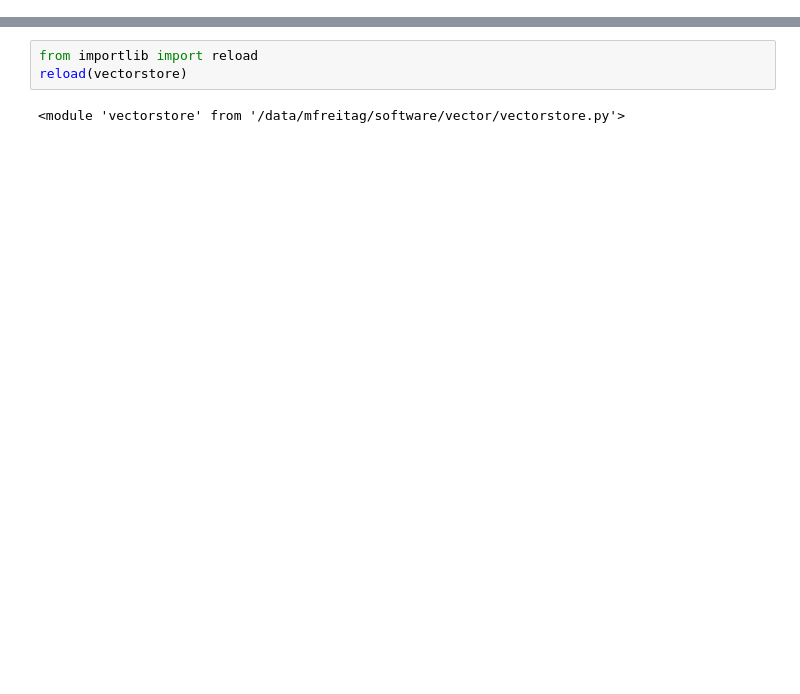
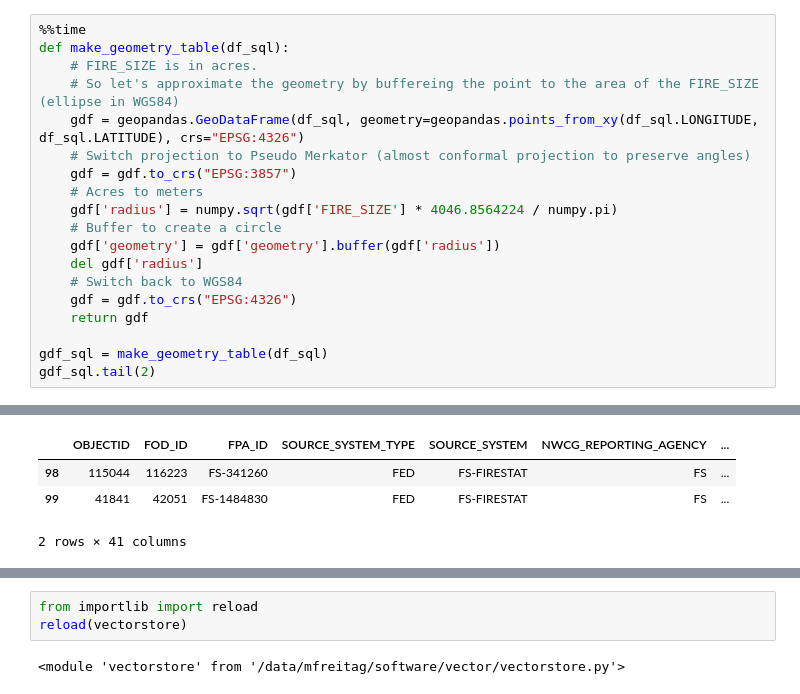
Before and after one commit to IBM/tensorlakehouse, a Jupyter notebook: examples/upload_kaggle_wildfire.ipynb, the cells around one changed output, grey strips where cells are left out. Drawn from its saved outputs; the diff is of its cells as text; blank space fills up the shorter version.

```diff
--- a/examples/upload_kaggle_wildfire.ipynb
+++ b/examples/upload_kaggle_wildfire.ipynb
@@ -182,0 +143,20 @@ Wall time: 25.8 s
+# %%
+%%time
+def make_geometry_table(df_sql):
+    # FIRE_SIZE is in acres.
+    # So let's approximate the geometry by buffereing the point to the area of the FIRE_SIZE (ellipse in WGS84)
+    gdf = geopandas.GeoDataFrame(df_sql, geometry=geopandas.points_from_xy(df_sql.LONGITUDE, df_sql.LATITUDE), crs="EPSG:4326")
+    # Switch projection to Pseudo Merkator (almost conformal projection to preserve angles)
+    gdf = gdf.to_crs("EPSG:3857")
+    # Acres to meters
+    gdf['radius'] = numpy.sqrt(gdf['FIRE_SIZE'] * 4046.8564224 / numpy.pi)
+    # Buffer to create a circle
+    gdf['geometry'] = gdf['geometry'].buffer(gdf['radius'])
+    del gdf['radius']
+    # Switch back to WGS84
+    gdf = gdf.to_crs("EPSG:4326")
+    return gdf
+
+gdf_sql = make_geometry_table(df_sql)
+gdf_sql.tail(2)
+# %% [output]
@@ -183 +165,5 @@ Wall time: 25.8 s
+|  | OBJECTID | FOD_ID | FPA_ID | SOURCE_SYSTEM_TYPE | SOURCE_SYSTEM | NWCG_REPORTING_AGENCY | ... |
+| 98 | 115044 | 116223 | FS-341260 | FED | FS-FIRESTAT | FS | ... |
+| 99 | 41841 | 42051 | FS-1484830 | FED | FS-FIRESTAT | FS | ... |
+2 rows × 41 columns
 # %%
```
Also changed, not shown: parts of 23 cells of this notebook.
